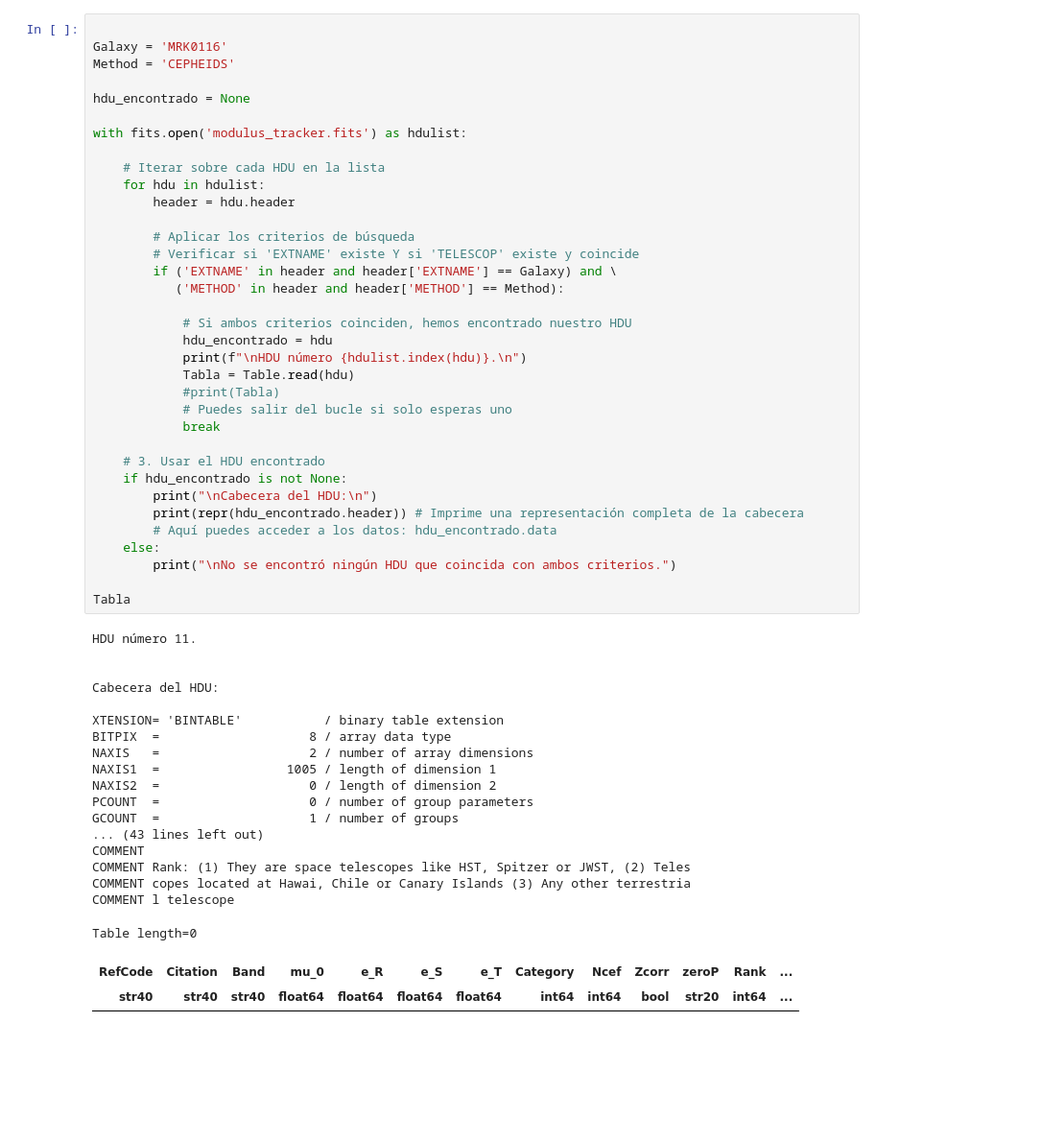
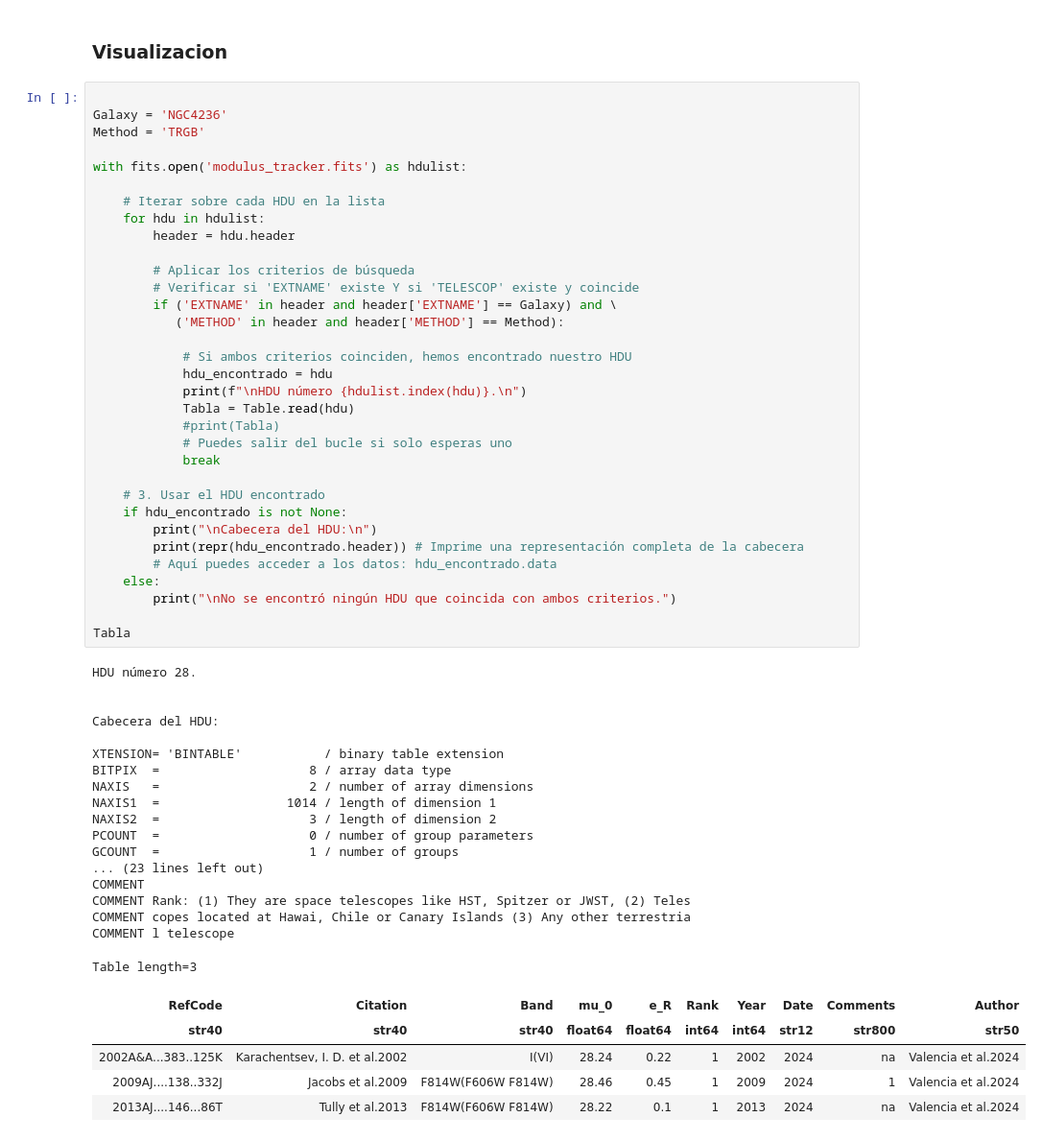
Before and after one commit to hol1m4n/HIIGalaxies, a Jupyter notebook: Modulus/Modulus_tracker.ipynb, the cells around one changed output. Shown: that part at 96% size. Cells and saved outputs as stored; diff of their text form; blank space fills up the shorter version.

Commit message:
Valencia data

```diff
--- a/Modulus/Modulus_tracker.ipynb
+++ b/Modulus/Modulus_tracker.ipynb
@@ -153,9 +272,9 @@ HDU_final.writeto(fits_name, overwrite=True)
+# %% [markdown]
+### Visualizacion
 # %%
 
-Galaxy = 'MRK0116'
-Method = 'CEPHEIDS'
-
-hdu_encontrado = None
+Galaxy = 'NGC4236'
+Method = 'TRGB'
 
 with fits.open('modulus_tracker.fits') as hdulist:
 
@@ -172,37 +291,40 @@ with fits.open('modulus_tracker.fits') as hdulist:
             hdu_encontrado = hdu
             print(f"\nHDU número {hdulist.index(hdu)}.\n")
             Tabla = Table.read(hdu)
             #print(Tabla)
             # Puedes salir del bucle si solo esperas uno
             break
 
     # 3. Usar el HDU encontrado
     if hdu_encontrado is not None:
         print("\nCabecera del HDU:\n")
         print(repr(hdu_encontrado.header)) # Imprime una representación completa de la cabecera
         # Aquí puedes acceder a los datos: hdu_encontrado.data
     else:
         print("\nNo se encontró ningún HDU que coincida con ambos criterios.")
 
 Tabla
 # %% [output]
-HDU número 11.
+HDU número 28.
 
 
 Cabecera del HDU:
 
 XTENSION= 'BINTABLE'           / binary table extension
 BITPIX  =                    8 / array data type
 NAXIS   =                    2 / number of array dimensions
-NAXIS1  =                 1005 / length of dimension 1
-NAXIS2  =                    0 / length of dimension 2
+NAXIS1  =                 1014 / length of dimension 1
+NAXIS2  =                    3 / length of dimension 2
 PCOUNT  =                    0 / number of group parameters
 GCOUNT  =                    1 / number of groups
-... (43 lines left out)
+... (23 lines left out)
 COMMENT
 COMMENT Rank: (1) They are space telescopes like HST, Spitzer or JWST, (2) Teles
 COMMENT copes located at Hawai, Chile or Canary Islands (3) Any other terrestria
 COMMENT l telescope
-Table length=0
+Table length=3
-| RefCode | Citation | Band | mu_0 | e_R | e_S | e_T | Category | Ncef | Zcorr | zeroP | Rank | ... |
-| str40 | str40 | str40 | float64 | float64 | float64 | float64 | int64 | int64 | bool | str20 | int64 | ... |
+| RefCode | Citation | Band | mu_0 | e_R | Rank | Year | Date | Comments | Author |
+| str40 | str40 | str40 | float64 | float64 | int64 | int64 | str12 | str800 | str50 |
+| 2002A&A...383..125K | Karachentsev, I. D. et al.2002 | I(VI) | 28.24 | 0.22 | 1 | 2002 | 2024 | na | Valencia et al.2024 |
+| 2009AJ....138..332J | Jacobs et al.2009 | F814W(F606W F814W) | 28.46 | 0.45 | 1 | 2009 | 2024 | 1 | Valencia et al.2024 |
+| 2013AJ....146...86T | Tully et al.2013 | F814W(F606W F814W) | 28.22 | 0.1 | 1 | 2013 | 2024 | na | Valencia et al.2024 |
```
Also changed, not shown: parts of 49 cells of this notebook, 1 other file.
